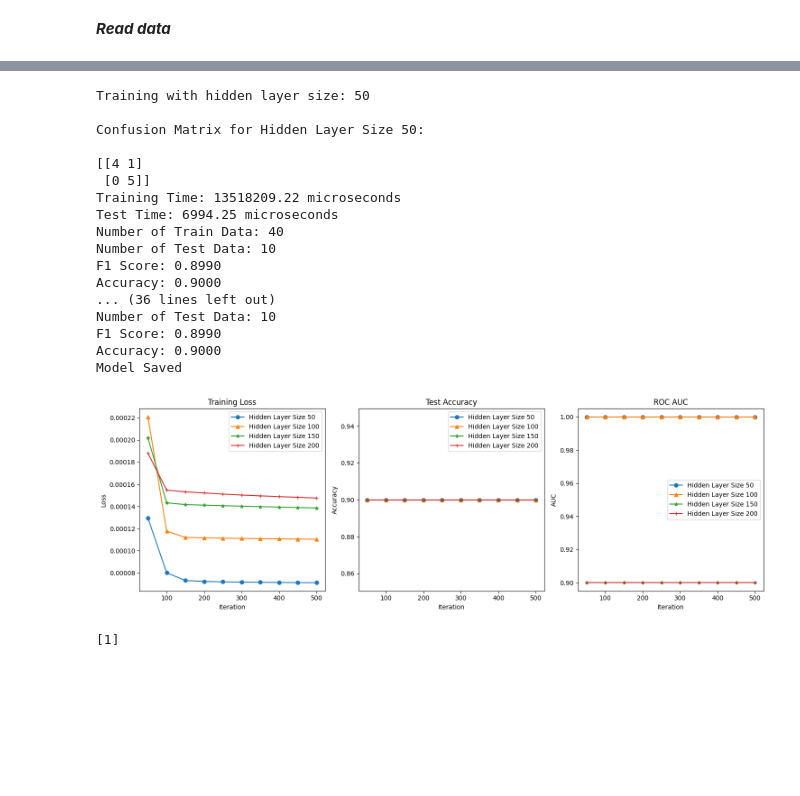
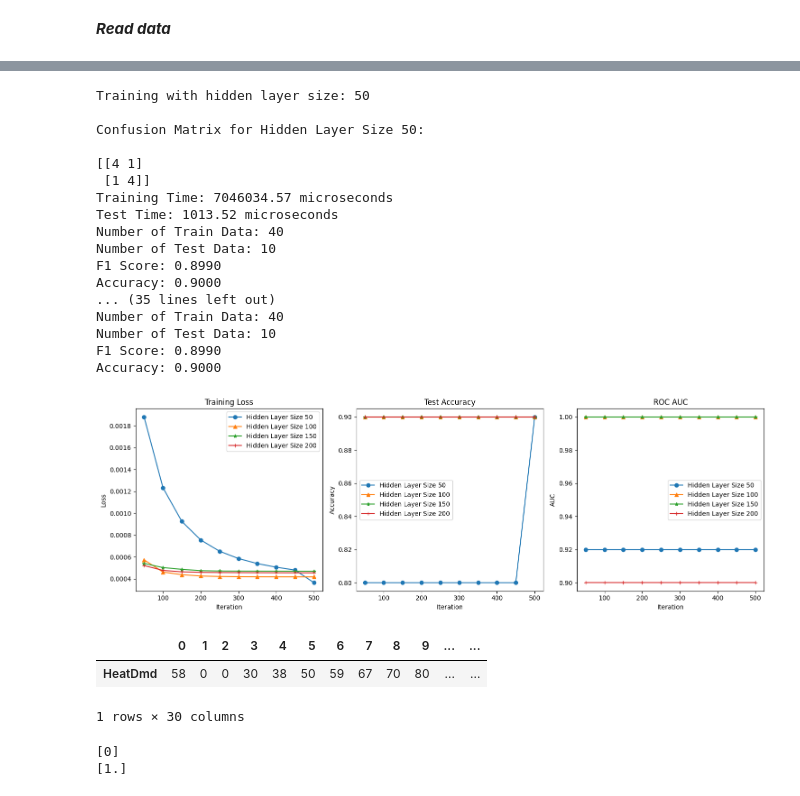
Before and after one commit to M6402334art/Yoom-s-project, a Jupyter notebook: SecondMethod.ipynb, the cells around one changed output, grey strips where cells are left out. Cells and saved outputs as stored; diff of their text form; code cells hidden in the pictures; blank space fills up the shorter version.

```diff
--- a/SecondMethod.ipynb
+++ b/SecondMethod.ipynb
@@ -191,6 +185,6 @@ df.to_csv('all.csv')
 # %%
 # Step 1: Read data from Excel file
-file_path = r'AllTimes.csv'  # Use raw string
+file_path = r'30Times.csv'  # Use raw string
 df = pd.read_csv(file_path)
 
 # Step 2: Extract features and target
@@ -288,9 +282,9 @@ for size in hidden_layer_sizes:
     print(f"Accuracy: {accuracy:.4f}")
 
 
-model_filename = 'model.joblib'
-joblib.dump(model,model_filename)
-print("Model Saved")
+# model_filename = 'model.joblib'
+# joblib.dump(model,model_filename)
+# print("Model Saved")
 # Plot results for each hidden layer size
 plt.figure(figsize=(15, 5))
 
@@ -314,36 +308,36 @@ plt.title('Test Accuracy')
 plt.xlabel('Iteration')
 plt.ylabel('Accuracy')
 plt.legend(loc='best')
 
 # Plot ROC Curve
 plt.subplot(1, 3, 3)
 if len(set(y_train)) == 2:
     for i, (size, values) in enumerate(roc_auc_values.items()):
         plt.plot(range(50, model.max_iter + 1, 50), values[49::50], marker=markers[i], label=f'Hidden Layer Size {size}')
 
     plt.title('ROC AUC')
     plt.xlabel('Iteration')
     plt.ylabel('AUC')
     plt.legend(loc='best')
 
 plt.tight_layout()
 plt.show()
 # %% [output]
 Training with hidden layer size: 50
 
 Confusion Matrix for Hidden Layer Size 50:
 
 [[4 1]
- [0 5]]
-Training Time: 13518209.22 microseconds
-Test Time: 6994.25 microseconds
+ [1 4]]
+Training Time: 7046034.57 microseconds
+Test Time: 1013.52 microseconds
 Number of Train Data: 40
 Number of Test Data: 10
 F1 Score: 0.8990
 Accuracy: 0.9000
-... (36 lines left out)
+... (35 lines left out)
+Number of Train Data: 40
 Number of Test Data: 10
 F1 Score: 0.8990
 Accuracy: 0.9000
-Model Saved
-[figure, old version]
+[figure, new version]
@@ -350,3 +348,9 @@ Model Saved
+# %%
+df_test.head()
+# %% [output]
+|  | 0 | 1 | 2 | 3 | 4 | 5 | 6 | 7 | 8 | 9 | ... | ... |
+| HeatDmd | 58 | 0 | 0 | 30 | 38 | 50 | 59 | 67 | 70 | 80 | ... | ... |
+1 rows × 30 columns
 # %%
 model_loadded = joblib.load('model.joblib')
 # %%
@@ -354,7 +358,10 @@ import pandas as pd
 
 new_data = pd.DataFrame([[17.84671086, 285, 5.21, 0.987517337]], columns=['Feature1', 'Feature2', 'Feature3', 'Feature4'])
 # %%
-prediction = model_loadded.predict(new_data)
+prediction = model_loadded.predict(df_test)
+c = model_loadded.predict_proba(df_test)
 print(prediction)
+print(c.max(axis=1))
 # %% [output]
-[1]
+[0]
+[1.]
```
Also changed, not shown: parts of 5 cells of this notebook, 5 other files.
